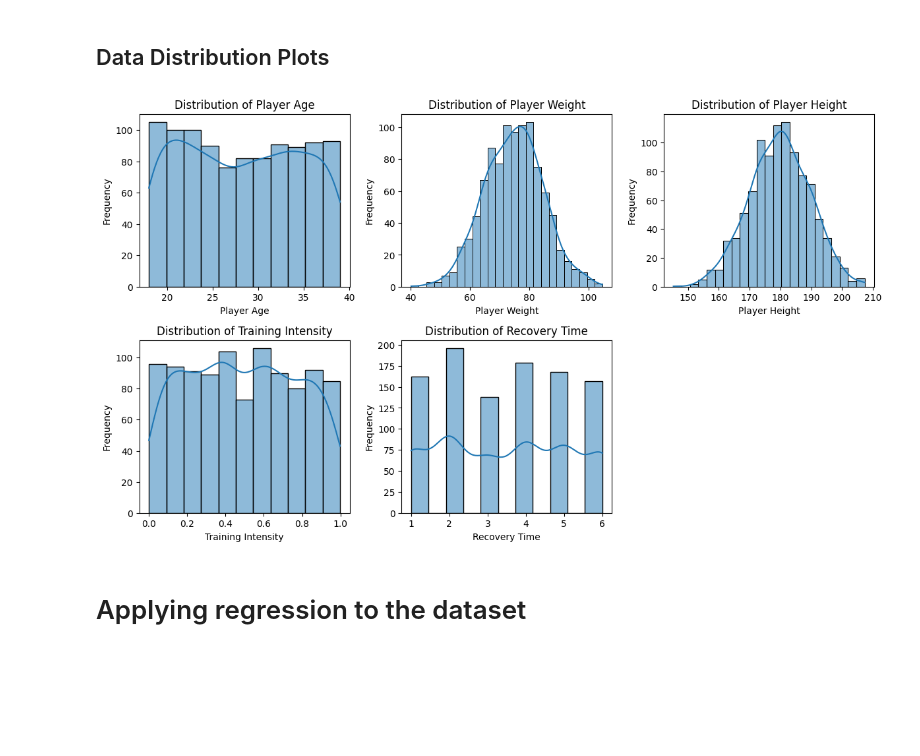
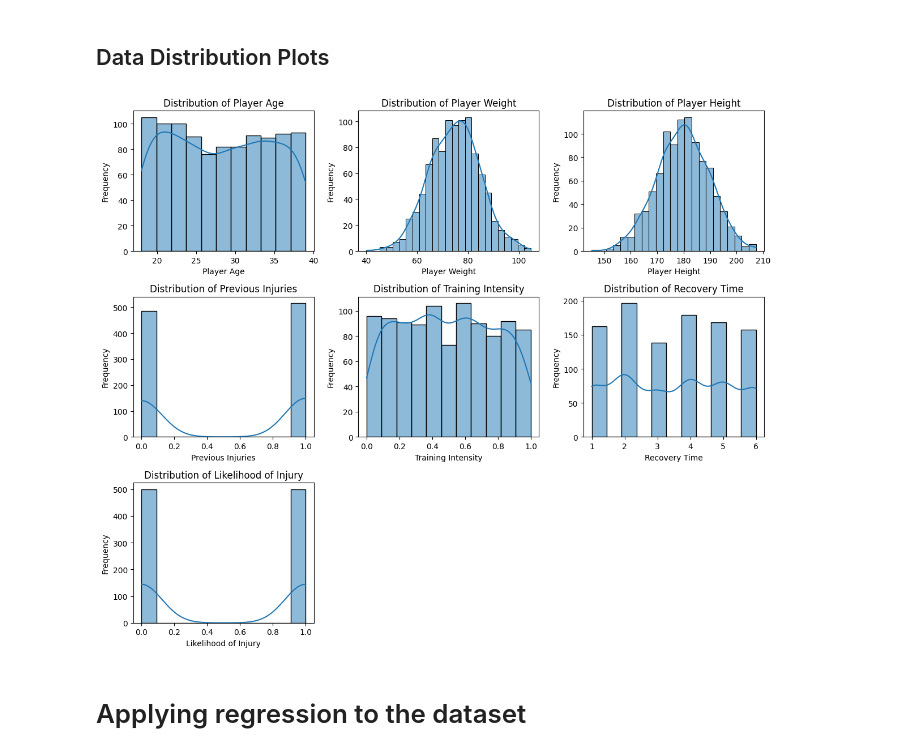
Before and after one commit to KillordTheOG/DataMining_InjuryPrevention, a Jupyter notebook: injury_prevention_project.ipynb, the cells around one changed output. Saved outputs shown, nothing was run; the diff lists cells and outputs as text; code cells hidden in the pictures; blank space fills up the shorter version.

```diff
--- a/injury_prevention_project.ipynb
+++ b/injury_prevention_project.ipynb
@@ -90,20 +90,20 @@ plt.show()
 ## Data Distribution Plots
 # %%
 # Select columns excluding Likelihood_of_Injury
-features_to_plot = injury_dataset.drop(columns=['Likelihood_of_Injury','Previous_Injuries']).columns
+features_to_plot = injury_dataset.columns
 
 plt.figure(figsize=(12, 10))
 for i, feature in enumerate(features_to_plot, 1):
     plt.subplot(3, 3, i)
     sns.histplot(injury_dataset[feature], kde=True)
     plt.title(f'Distribution of {feature.replace('_',' ')}')
     plt.xlabel(feature.replace('_',' '))
     plt.ylabel('Frequency')
 
 plt.tight_layout()
 plt.show()
 # %% [output]
-[figure, old version]
+[figure, new version]
 # %% [markdown]
 # Applying regression to the dataset
 # %% [markdown]
```
Also changed, not shown: parts of 23 cells of this notebook, 1 other file.
